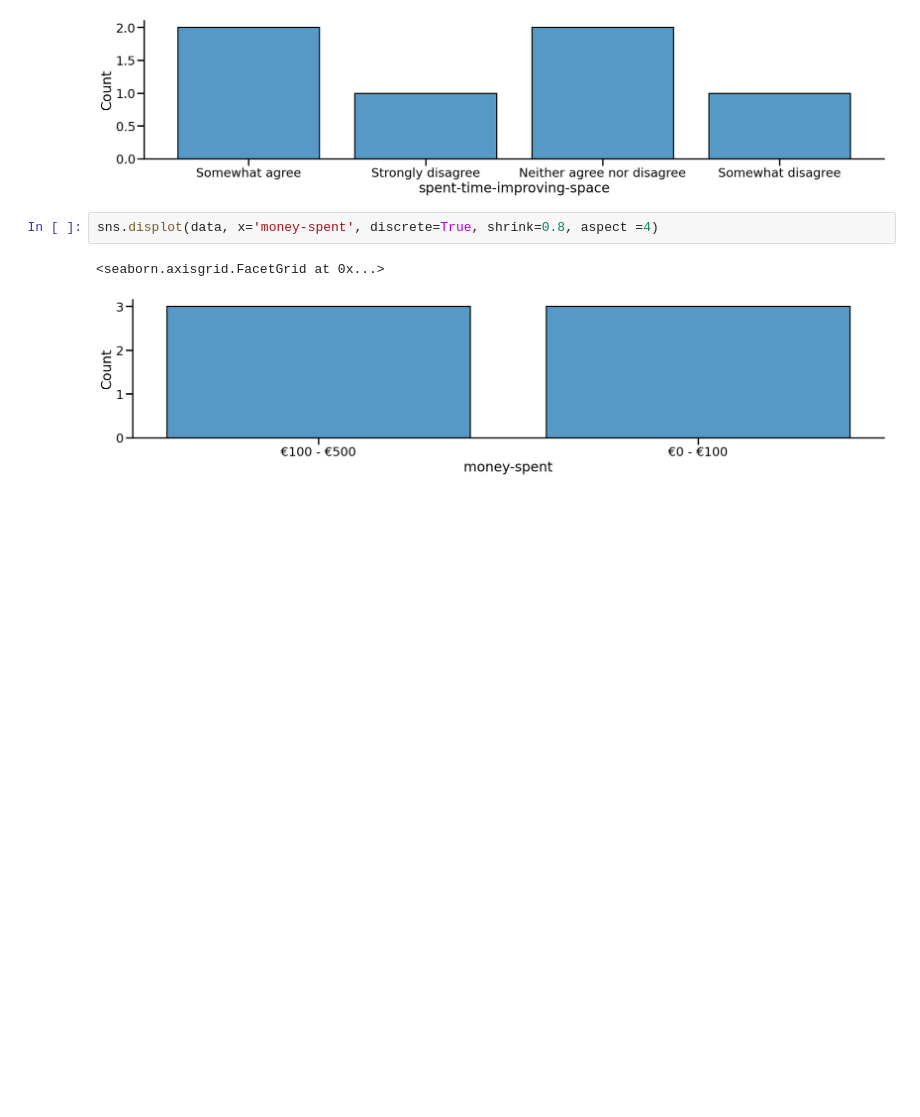
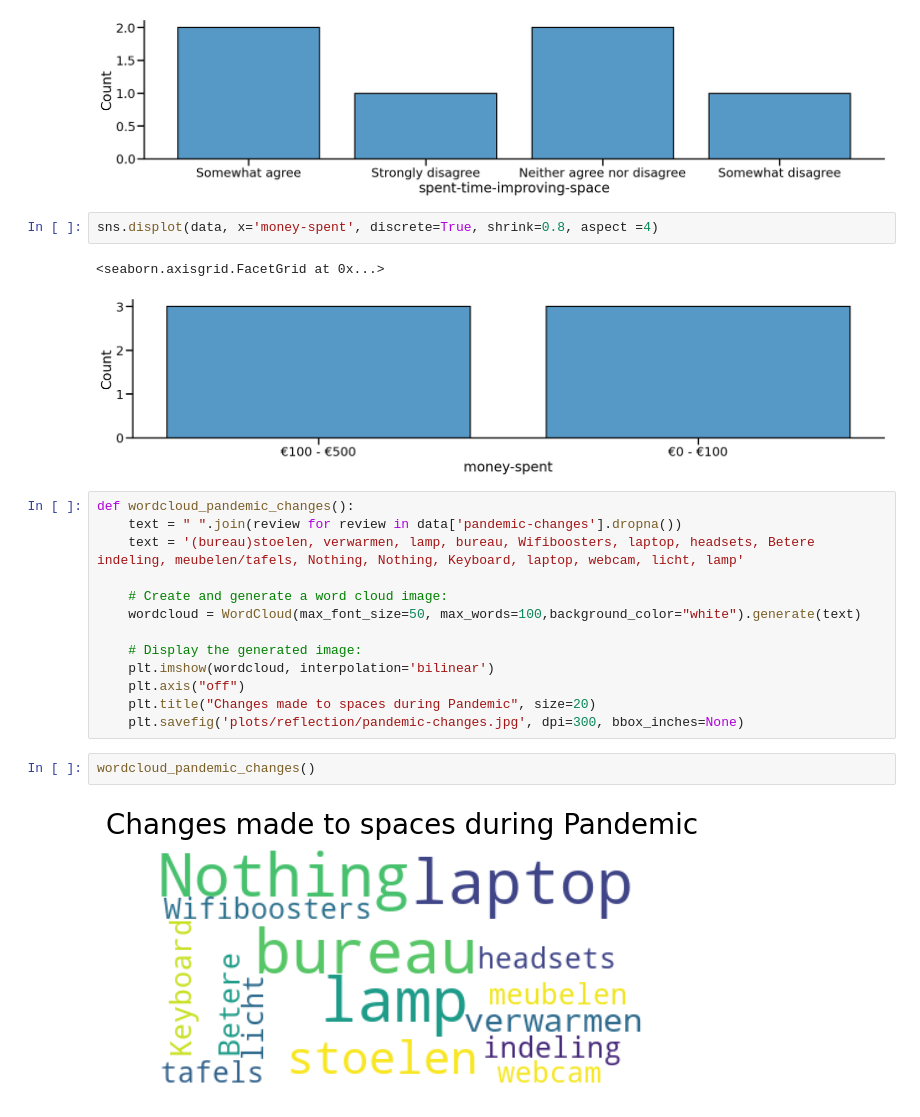
Before and after one commit to shrutirao94/spatial-inequality-nl-analysis, a Jupyter notebook: analysis.ipynb, the cells around one changed output. Cells and saved outputs as stored; diff of their text form; blank space fills up the shorter version.

Commit message:
[EDIT] Word Cloud

```diff
--- a/analysis.ipynb
+++ b/analysis.ipynb
@@ -327,3 +317,20 @@ sns.displot(data, x='money-spent', discrete=True, shrink=0.8, aspect =4)
 # %% [output]
 <seaborn.axisgrid.FacetGrid at 0x...>
 [figure]
+# %%
+def wordcloud_pandemic_changes():
+    text = " ".join(review for review in data['pandemic-changes'].dropna())
+    text = '(bureau)stoelen, verwarmen, lamp, bureau, Wifiboosters, laptop, headsets, Betere indeling, meubelen/tafels, Nothing, Nothing, Keyboard, laptop, webcam, licht, lamp'
+
+    # Create and generate a word cloud image:
+    wordcloud = WordCloud(max_font_size=50, max_words=100,background_color="white").generate(text)
+
+    # Display the generated image:
+    plt.imshow(wordcloud, interpolation='bilinear')
+    plt.axis("off")
+    plt.title("Changes made to spaces during Pandemic", size=20)
+    plt.savefig('plots/reflection/pandemic-changes.jpg', dpi=300, bbox_inches=None)
+# %%
+wordcloud_pandemic_changes()
+# %% [output]
+[figure, added]
```
Also changed, not shown: parts of 3 cells of this notebook, 2 other files.
